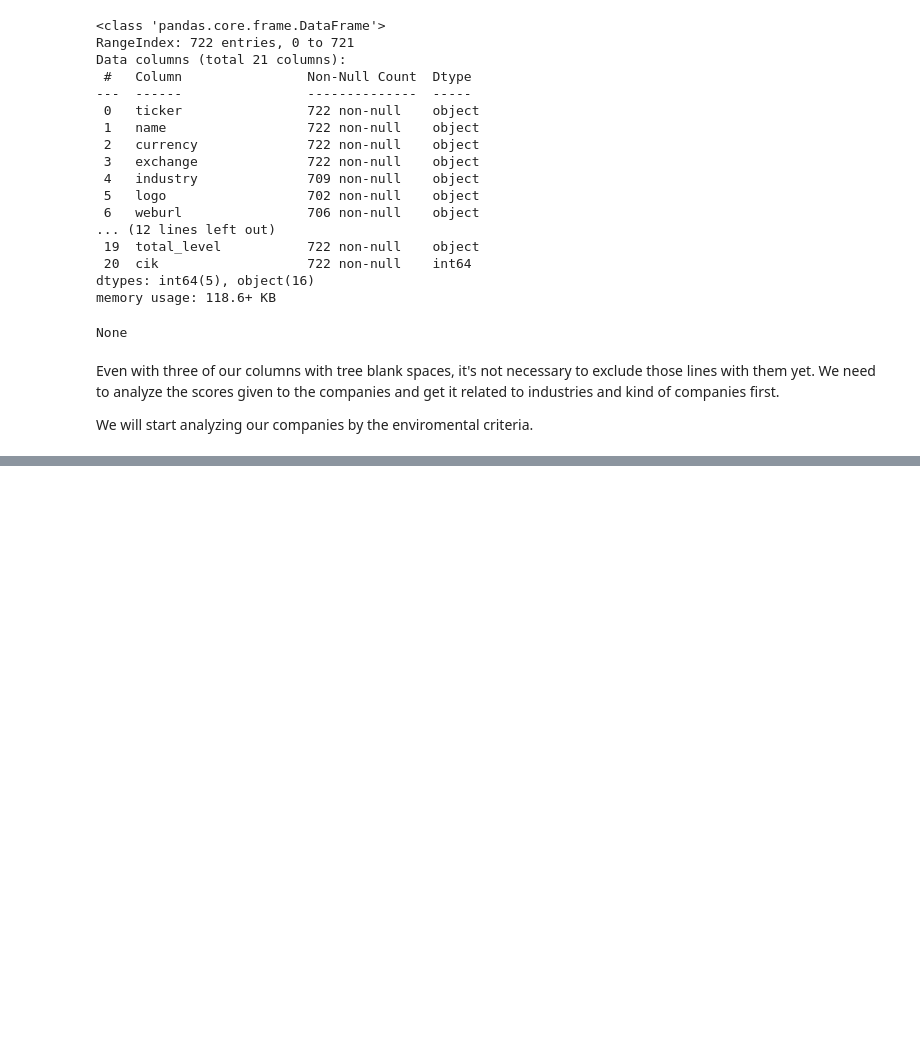
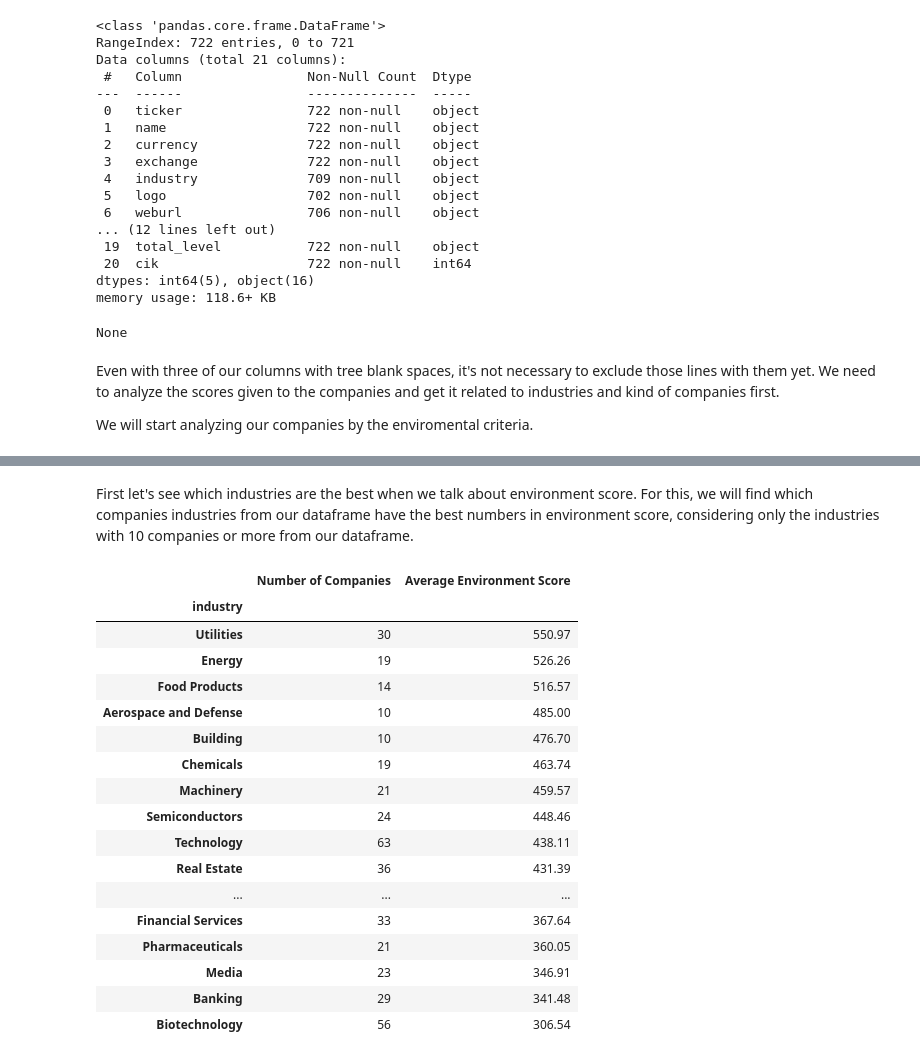
Before and after one commit to pedrocfontenele/Public-Company-ESG-Ratings-Datas, a Jupyter notebook: Untitled-1.ipynb, the cells around one changed output, grey strips where cells are left out. Saved outputs shown, nothing was run; the diff lists cells and outputs as text; code cells hidden in the pictures; blank space fills up the shorter version.

```diff
--- a/Untitled-1.ipynb
+++ b/Untitled-1.ipynb
@@ -149,0 +56,28 @@ display(utilities_companies)
+# %% [markdown]
+First let's see which industries are the best when we talk about environment score. For this, we will find which companies industries from our dataframe have the best numbers in environment score, considering only the industries with 10 companies or more from our dataframe.
+# %%
+best_industries_environment = df.groupby('industry').agg({'environment_score': ['count', 'mean']})
+best_industries_environment.columns = ['Number of Companies', 'Average Environment Score']
+best_industries_environment=best_industries_environment.sort_values(by='Average Environment Score', ascending=False)
+best_industries_environment['Average Environment Score']=best_industries_environment['Average Environment Score'].round(2)
+best_industries_environment=best_industries_environment.query('`Number of Companies`>=10')
+display(best_industries_environment)
+# %% [output]
+|  | Number of Companies | Average Environment Score |
+| industry |  |  |
+| Utilities | 30 | 550.97 |
+| Energy | 19 | 526.26 |
+| Food Products | 14 | 516.57 |
+| Aerospace and Defense | 10 | 485.00 |
+| Building | 10 | 476.70 |
+| Chemicals | 19 | 463.74 |
+| Machinery | 21 | 459.57 |
+| Semiconductors | 24 | 448.46 |
+| Technology | 63 | 438.11 |
+| Real Estate | 36 | 431.39 |
+| ... | ... | ... |
+| Financial Services | 33 | 367.64 |
+| Pharmaceuticals | 21 | 360.05 |
+| Media | 23 | 346.91 |
+| Banking | 29 | 341.48 |
+| Biotechnology | 56 | 306.54 |
```
Also changed, not shown: parts of 15 cells of this notebook.
